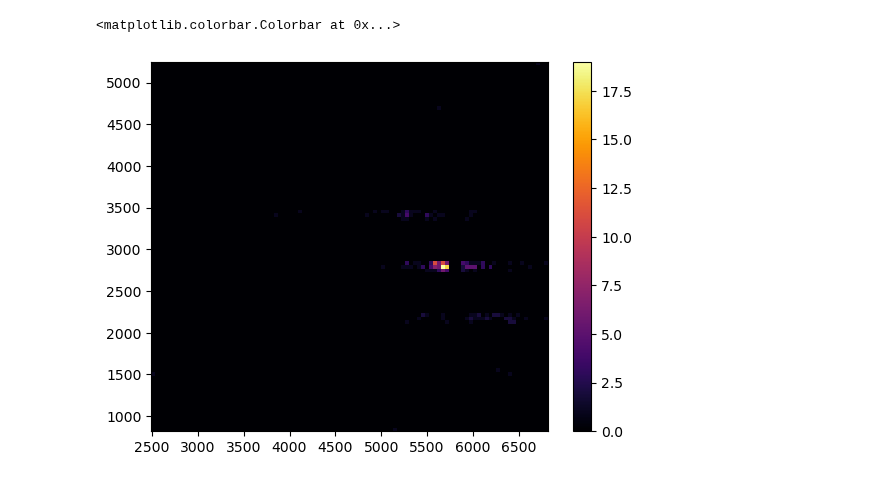
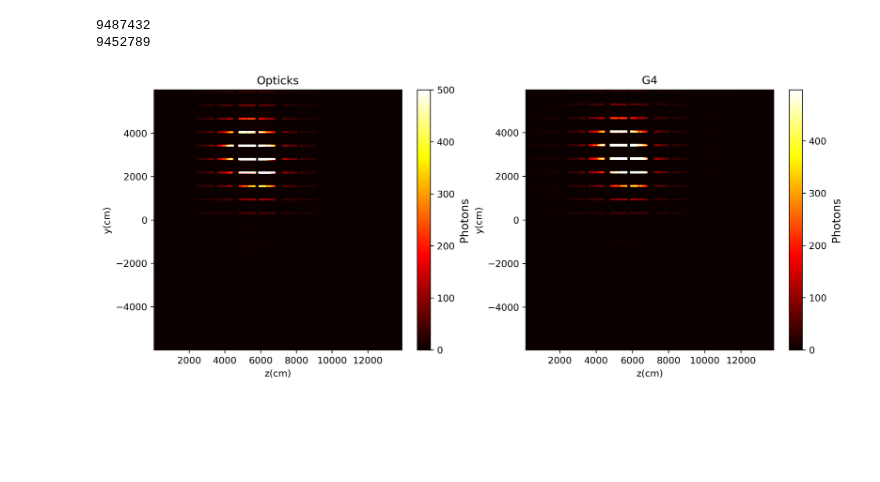
Before and after one commit to nuRiceLab/OpticalSims, a Jupyter notebook: Analysis/G4andOpticksHitsTest.ipynb, the cells around one changed output. Saved outputs shown, nothing was run; the diff lists cells and outputs as text; code cells hidden in the pictures; blank space fills up the shorter version.

```diff
--- a/Analysis/G4andOpticksHitsTest.ipynb
+++ b/Analysis/G4andOpticksHitsTest.ipynb
@@ -34,6 +34,12 @@ def Getinfo(f1,f2):
 G4Result=Getinfo("../debug/out_nt_Geant4Hits_t0.csv", "Geant4Hits_clean.csv")
 OptResult=Getinfo("../debug/out_nt_OpticksHits_t0.csv", "OpticksHits_clean.csv")
 PhotonInfo=Getinfo("../debug/out_nt_PhotonInfo_t0.csv", "PhotonInfo_clean.csv")
+# %%
+print(len(OptResult['z']))
+print(len(G4Result['z']))
+# %% [output]
+9487432
+9452789
 # %%
 #G4
 #evtID,SensorID,SensorName,x,y,z,t,wavelength,ProcessID
@@ -41,9 +47,18 @@ PhotonInfo=Getinfo("../debug/out_nt_PhotonInfo_t0.csv", "PhotonInfo_clean.csv")
 #Opticks
 #evtID,hit_Id,SensorID,x,y,z,t,wavelength
 # %%
-_=plt.hist2d(OptResult['z'],OptResult['y'],bins=100,cmin=0,cmax=200,cmap="inferno")
-
-plt.colorbar()
+c=500
+fig,p=plt.subplots(1,2,dpi=300,figsize=(13,5))
+p[0].set_title("Opticks")
+h1=p[0].hist2d(OptResult['z'],OptResult['y'],bins=500,cmin=0,cmax=c,cmap="hot",label="Opticks")
+cbar1=fig.colorbar(h1[3])
+cbar1.set_label("Photons", fontsize=12)
+p[1].set_title("G4")
+h2=p[1].hist2d(G4Result['z'],G4Result['y'],bins=500,cmin=0,cmax=c,cmap="hot",label="Geant4")
+cbar2=fig.colorbar(h2[3])
+cbar2.set_label("Photons", fontsize=12)
+for i in range(0,2):
+    p[i].set_xlabel("z(cm)")
+    p[i].set_ylabel("y(cm)")
 # %% [output]
-<matplotlib.colorbar.Colorbar at 0x...>
-[figure, old version]
+[figure, new version]
```
Also changed, not shown: parts of 5 cells of this notebook, 21 other files.
